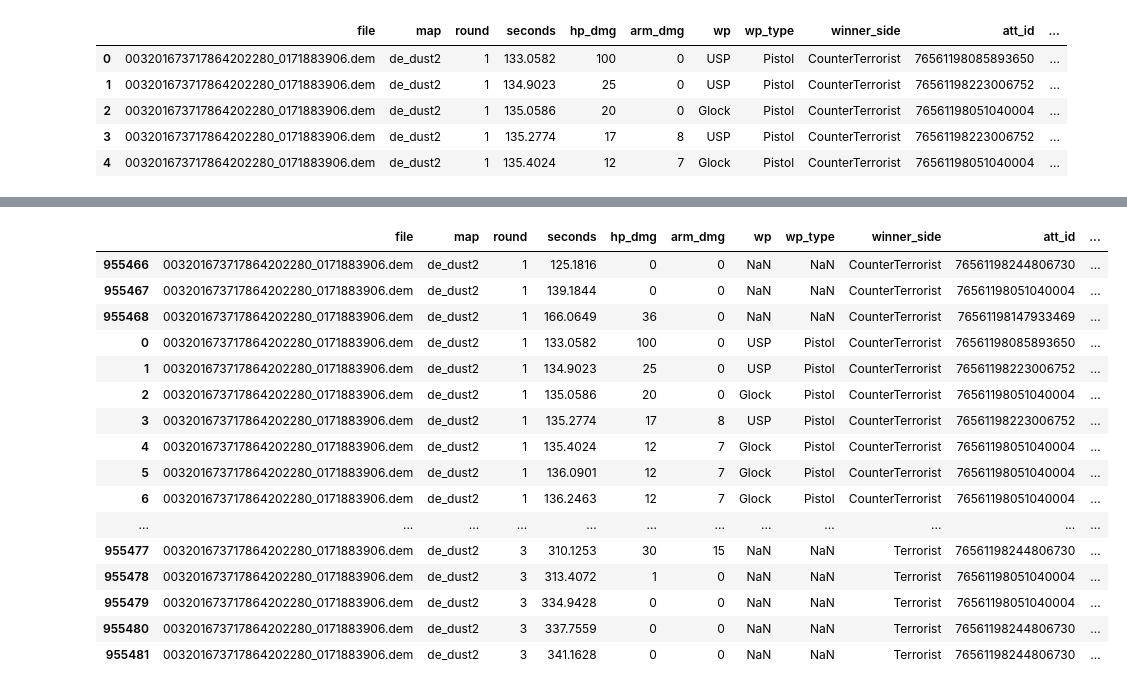
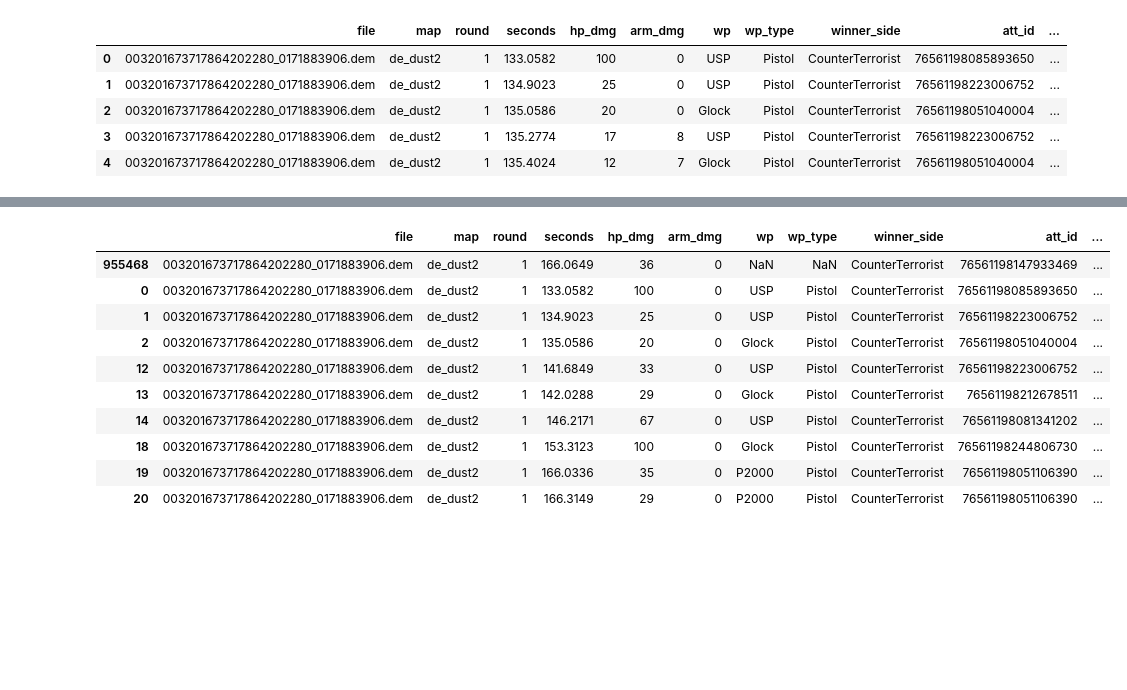
Before and after one commit to bavShehata/CS-GO-Competitive-Matchmaking-Data, a Jupyter notebook: csgo.ipynb, the cells around one changed output, grey strips where cells are left out. Drawn from its saved outputs; the diff is of its cells as text; code cells hidden in the pictures; blank space fills up the shorter version.

```diff
--- a/csgo.ipynb
+++ b/csgo.ipynb
@@ -212,27 +228,28 @@ avg_match_rank    float64
 start_seconds     float64
 end_seconds       float64
 dtype: object
+# %%
+# Remove all records(nades) with no damage
+filt_nade_no_damage = ~(df['hp_dmg'] == 0) & (df['arm_dmg'] == 0)
+df = df.loc[filt_nade_no_damage]
+# %%
+#change vic_id to int
+df["vic_id"] = df["vic_id"].astype(int)
 # %%
 df.sort_values(['file', 'round', 'start_seconds', 'seconds'], inplace=True)
-df.head(70)
+df.head(10)
 # %% [output]
 |  | file | map | round | seconds | hp_dmg | arm_dmg | wp | wp_type | winner_side | att_id | ... |
-| 955466 | 003201673717864202280_0171883906.dem | de_dust2 | 1 | 125.1816 | 0 | 0 | NaN | NaN | CounterTerrorist | 76561198244806730 | ... |
-| 955467 | 003201673717864202280_0171883906.dem | de_dust2 | 1 | 139.1844 | 0 | 0 | NaN | NaN | CounterTerrorist | 76561198051040004 | ... |
 | 955468 | 003201673717864202280_0171883906.dem | de_dust2 | 1 | 166.0649 | 36 | 0 | NaN | NaN | CounterTerrorist | 76561198147933469 | ... |
 | 0 | 003201673717864202280_0171883906.dem | de_dust2 | 1 | 133.0582 | 100 | 0 | USP | Pistol | CounterTerrorist | 76561198085893650 | ... |
 | 1 | 003201673717864202280_0171883906.dem | de_dust2 | 1 | 134.9023 | 25 | 0 | USP | Pistol | CounterTerrorist | 76561198223006752 | ... |
 | 2 | 003201673717864202280_0171883906.dem | de_dust2 | 1 | 135.0586 | 20 | 0 | Glock | Pistol | CounterTerrorist | 76561198051040004 | ... |
-| 3 | 003201673717864202280_0171883906.dem | de_dust2 | 1 | 135.2774 | 17 | 8 | USP | Pistol | CounterTerrorist | 76561198223006752 | ... |
-| 4 | 003201673717864202280_0171883906.dem | de_dust2 | 1 | 135.4024 | 12 | 7 | Glock | Pistol | CounterTerrorist | 76561198051040004 | ... |
-| 5 | 003201673717864202280_0171883906.dem | de_dust2 | 1 | 136.0901 | 12 | 7 | Glock | Pistol | CounterTerrorist | 76561198051040004 | ... |
-| 6 | 003201673717864202280_0171883906.dem | de_dust2 | 1 | 136.2463 | 12 | 7 | Glock | Pistol | CounterTerrorist | 76561198051040004 | ... |
-| ... | ... | ... | ... | ... | ... | ... | ... | ... | ... | ... | ... |
-| 955477 | 003201673717864202280_0171883906.dem | de_dust2 | 3 | 310.1253 | 30 | 15 | NaN | NaN | Terrorist | 76561198244806730 | ... |
-| 955478 | 003201673717864202280_0171883906.dem | de_dust2 | 3 | 313.4072 | 1 | 0 | NaN | NaN | Terrorist | 76561198051040004 | ... |
-| 955479 | 003201673717864202280_0171883906.dem | de_dust2 | 3 | 334.9428 | 0 | 0 | NaN | NaN | Terrorist | 76561198051040004 | ... |
-| 955480 | 003201673717864202280_0171883906.dem | de_dust2 | 3 | 337.7559 | 0 | 0 | NaN | NaN | Terrorist | 76561198244806730 | ... |
-| 955481 | 003201673717864202280_0171883906.dem | de_dust2 | 3 | 341.1628 | 0 | 0 | NaN | NaN | Terrorist | 76561198244806730 | ... |
+| 12 | 003201673717864202280_0171883906.dem | de_dust2 | 1 | 141.6849 | 33 | 0 | USP | Pistol | CounterTerrorist | 76561198223006752 | ... |
+| 13 | 003201673717864202280_0171883906.dem | de_dust2 | 1 | 142.0288 | 29 | 0 | Glock | Pistol | CounterTerrorist | 76561198212678511 | ... |
+| 14 | 003201673717864202280_0171883906.dem | de_dust2 | 1 | 146.2171 | 67 | 0 | USP | Pistol | CounterTerrorist | 76561198081341202 | ... |
+| 18 | 003201673717864202280_0171883906.dem | de_dust2 | 1 | 153.3123 | 100 | 0 | Glock | Pistol | CounterTerrorist | 76561198244806730 | ... |
+| 19 | 003201673717864202280_0171883906.dem | de_dust2 | 1 | 166.0336 | 35 | 0 | P2000 | Pistol | CounterTerrorist | 76561198051106390 | ... |
+| 20 | 003201673717864202280_0171883906.dem | de_dust2 | 1 | 166.3149 | 29 | 0 | P2000 | Pistol | CounterTerrorist | 76561198051106390 | ... |
 # %%
 df['start_seconds_filled'] = df['start_seconds'].fillna(method="ffill")
 cols = list(df)
```
Also changed, not shown: parts of 56 cells of this notebook, 1 other file.
